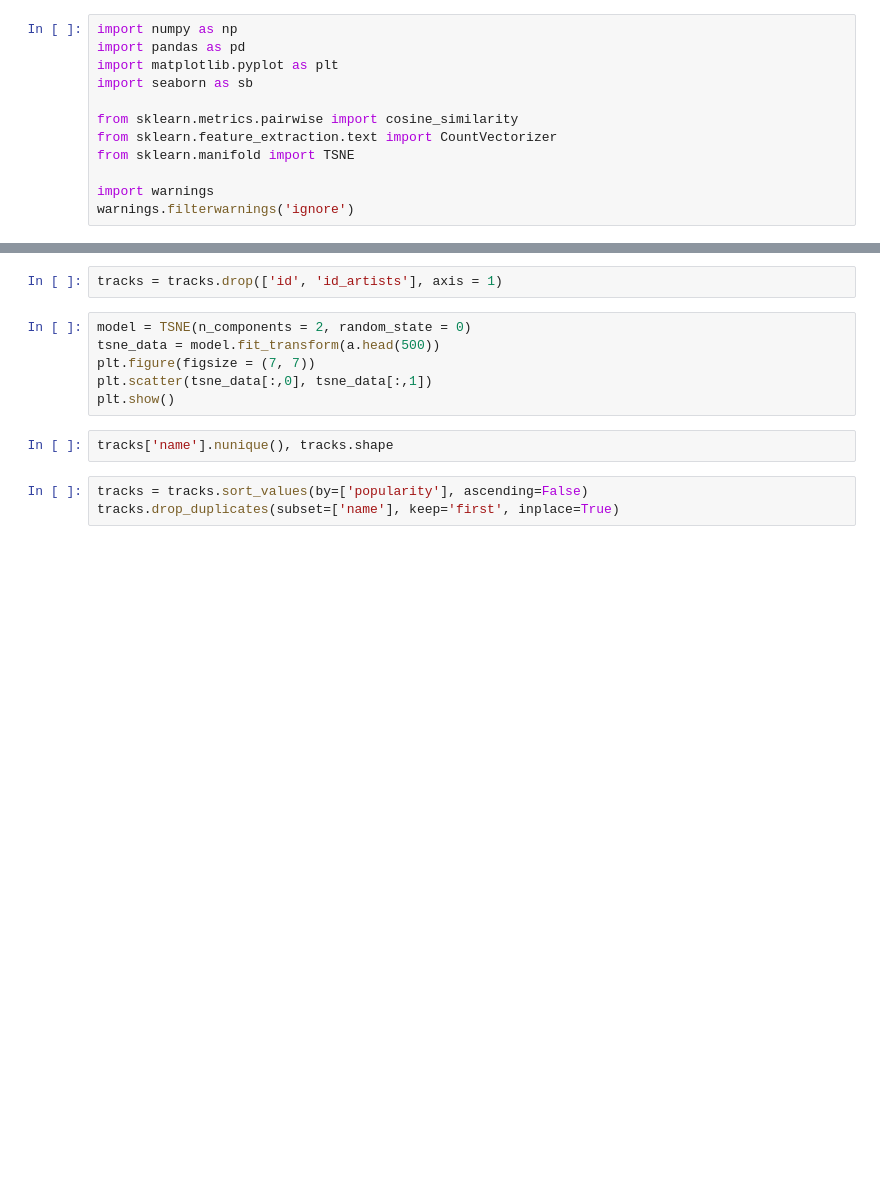
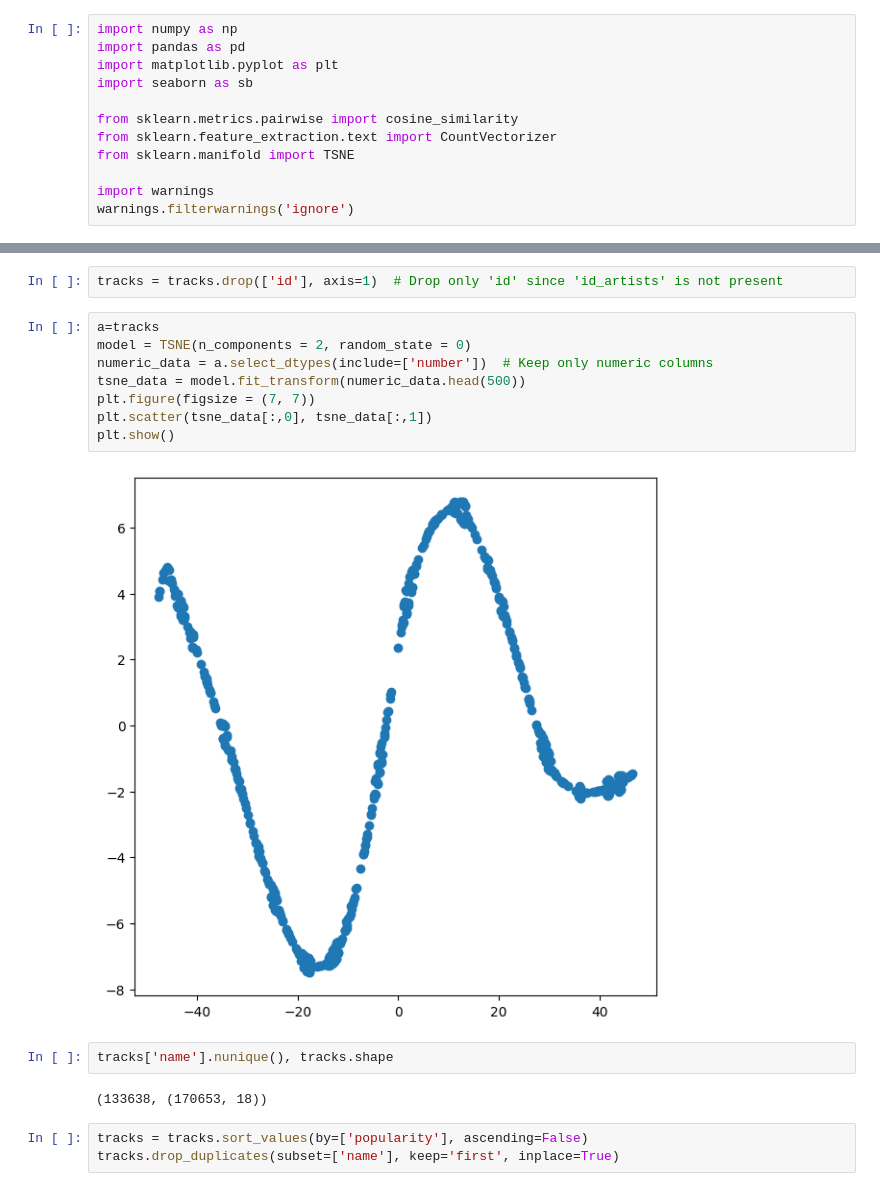
Before and after one commit to LingSiewWin/Music-Recommendation-using-ML, a Jupyter notebook: Music_Recommendation_using_ML.ipynb, the cells around one changed output, grey strips where cells are left out. Drawn from its saved outputs; the diff is of its cells as text; blank space fills up the shorter version.

```diff
--- a/Music_Recommendation_using_ML.ipynb
+++ b/Music_Recommendation_using_ML.ipynb
@@ -26,13 +84,19 @@ plt.show()
 # %%
-tracks = tracks.drop(['id', 'id_artists'], axis = 1)
+tracks = tracks.drop(['id'], axis=1)  # Drop only 'id' since 'id_artists' is not present
 # %%
+a=tracks
 model = TSNE(n_components = 2, random_state = 0)
-tsne_data = model.fit_transform(a.head(500))
+numeric_data = a.select_dtypes(include=['number'])  # Keep only numeric columns
+tsne_data = model.fit_transform(numeric_data.head(500))
 plt.figure(figsize = (7, 7))
 plt.scatter(tsne_data[:,0], tsne_data[:,1])
 plt.show()
+# %% [output]
+[figure, added]
 # %%
 tracks['name'].nunique(), tracks.shape
+# %% [output]
+(133638, (170653, 18))
 # %%
 tracks = tracks.sort_values(by=['popularity'], ascending=False)
 tracks.drop_duplicates(subset=['name'], keep='first', inplace=True)
```
Also changed, not shown: parts of 15 cells of this notebook.
